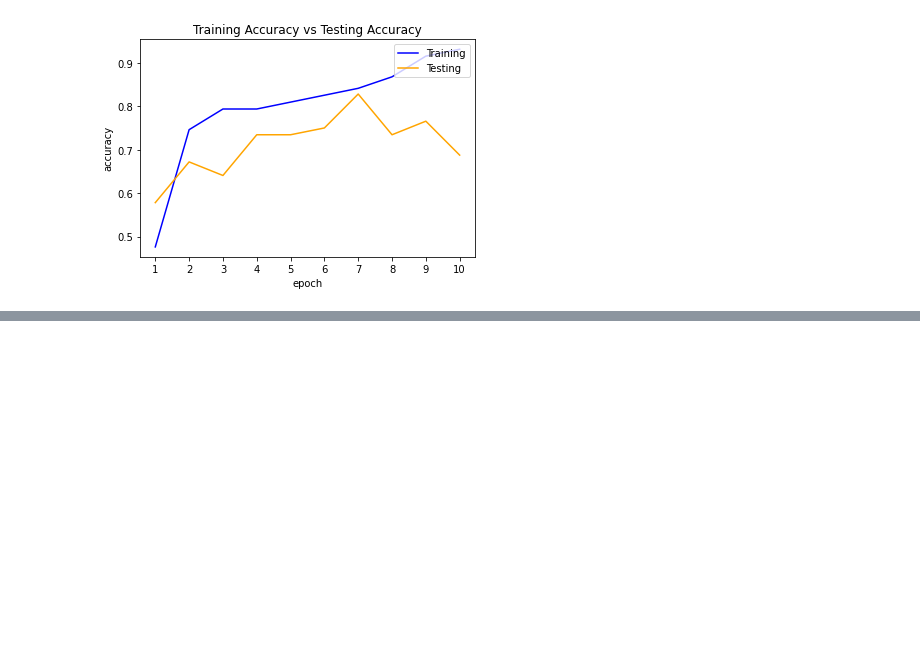
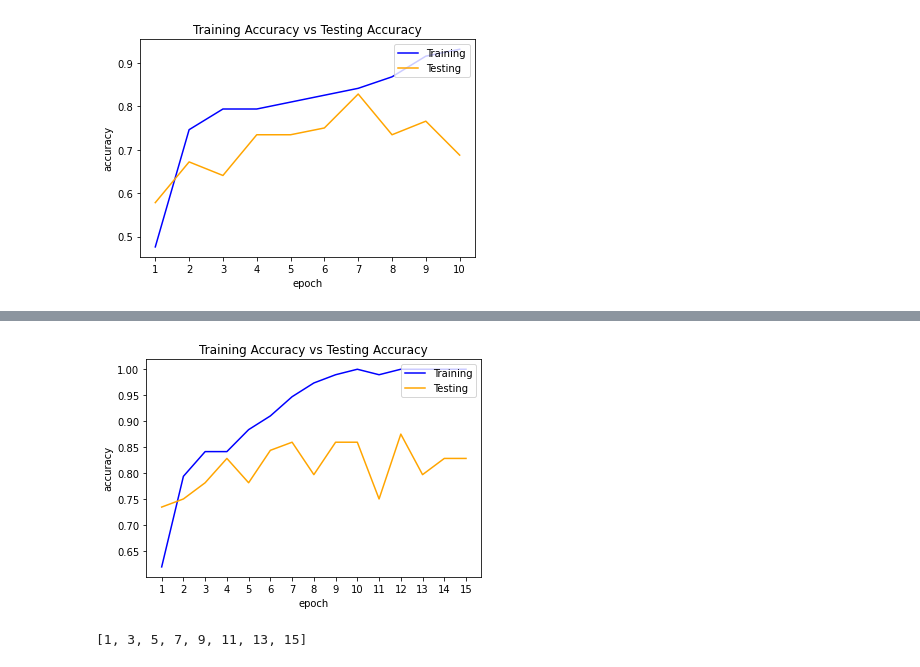
Before and after one commit to gabrielleclav/brain-tumor-detection, a Jupyter notebook: code/modeling.ipynb, the cells around one changed output, grey strips where cells are left out. Saved outputs shown, nothing was run; the diff lists cells and outputs as text; code cells hidden in the pictures; blank space fills up the shorter version.

```diff
--- a/code/modeling.ipynb
+++ b/code/modeling.ipynb
@@ -53,6 +53,7 @@ def load_datasets(file_path):
 
   return data_array
 
+#may change the num_epochs parameter and make it a range
 def plot_acc(hist, num_epochs):
   '''
   Plotting the results from the CNN: the training accuracy and the testing
@@ -112,8 +113,8 @@ def fit_model(mod, ep = 10, batch = 32):
   '''
 
   history = mod.fit(X_train, y_train, validation_data=(X_test, y_test),
-                   batch_size=32,
-                   epochs=10)
+                   batch_size=batch,
+                   epochs=ep)
   return history
 # %%
 # For reproducibility
@@ -247,0 +252,4 @@ plot_acc(history_1, 10)
+# %%
+#trying with more epochs
+mod_2 = cnn_basic(64, kern_size=(4,4), dense_filt=64)
+history_2 = fit_model(mod_2, 15, 32)
@@ -247,0 +294,9 @@ plot_acc(history_1, 10)
+# %%
+plot_acc(history_2, 15)
+# %% [output]
+[figure, added]
+# %%
+time = (1, 15, 2)
+list(range(time[0], time[1]+1, time[2]))
+# %% [output]
+[1, 3, 5, 7, 9, 11, 13, 15]
```
Also changed, not shown: parts of 3 cells of this notebook.
